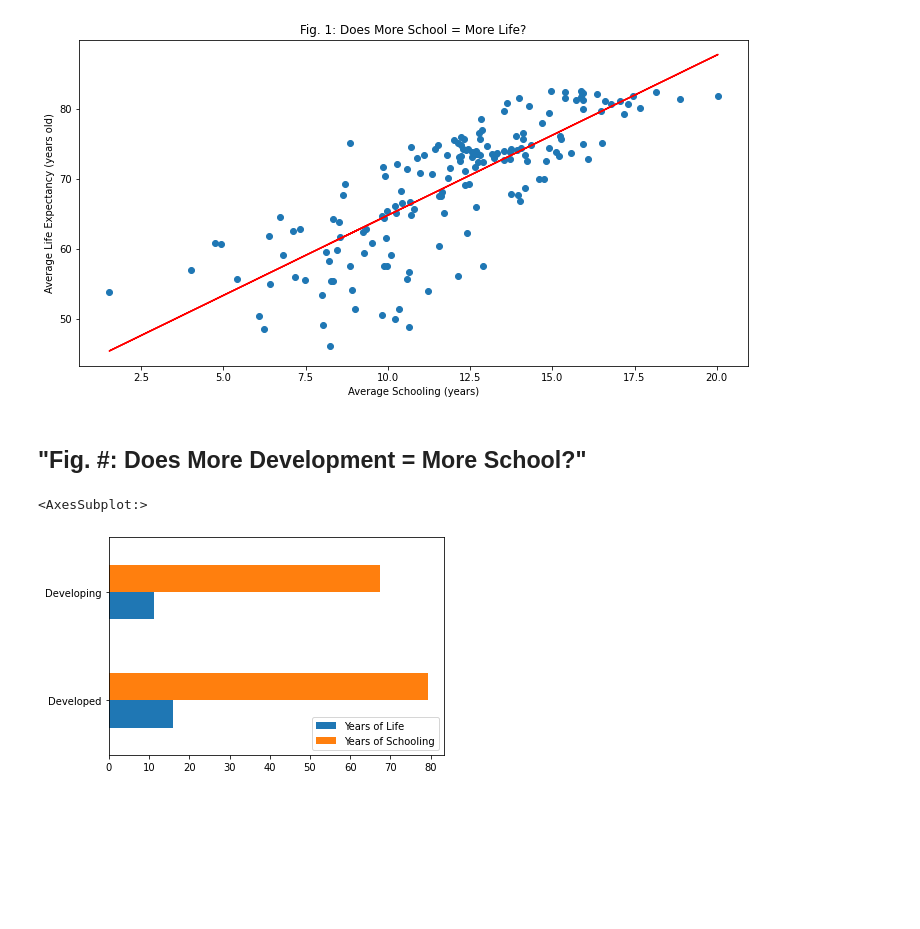
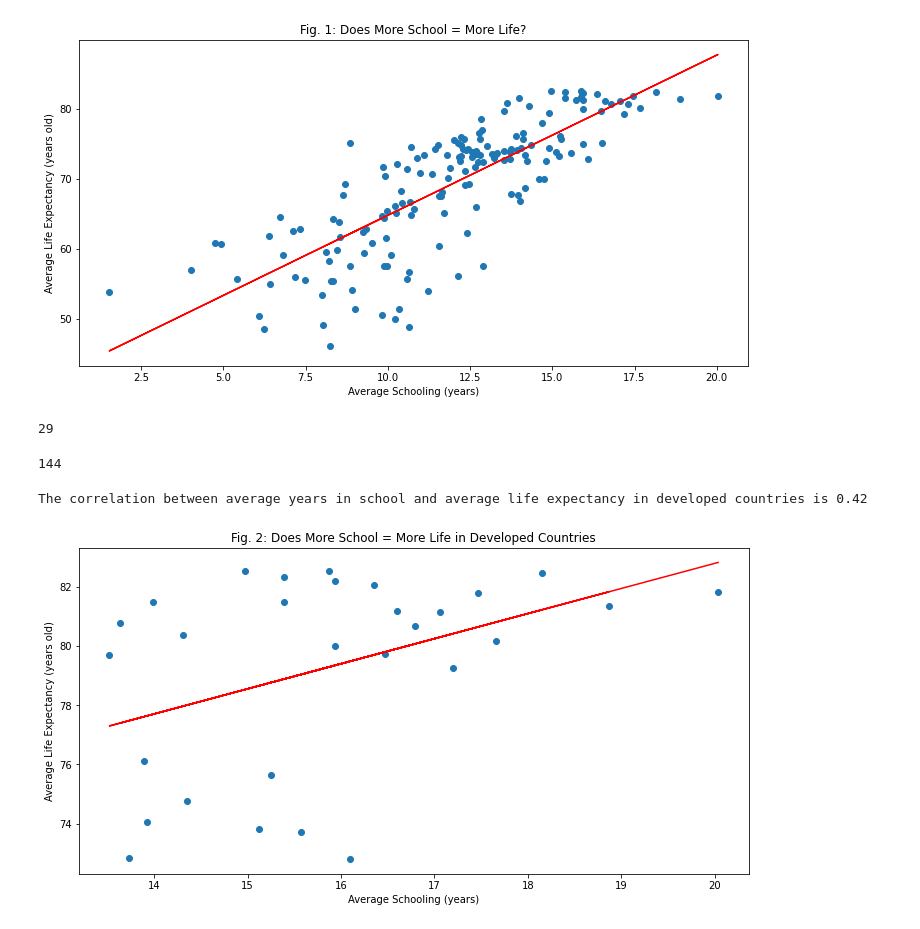
Before and after one commit to joshuadroid/tiger_team_project, a Jupyter notebook: tiger_life_ab.ipynb, the cells around one changed output. Saved outputs shown, nothing was run; the diff lists cells and outputs as text; code cells hidden in the pictures; blank space fills up the shorter version.

Commit message:
updating ab file with preseented data

```diff
--- a/tiger_life_ab.ipynb
+++ b/tiger_life_ab.ipynb
@@ -175,23 +175,47 @@ plt.title("Fig. 1: Does More School = More Life?")
 The correlation between average years in school and average life expectancy is 0.79
 Text(0.5, 1.0, 'Fig. 1: Does More School = More Life?')
 [figure]
-# %% [markdown]
-## "Fig. #: Does More Development = More School?"
-# %%
-school_mean = school_df.groupby("Country")["Schooling"].mean()
-school_mean
-
-life_exp_mean = school_df.groupby("Country")["Life expectancy"].mean()
-life_exp_mean
-
-Life = list(school_df.groupby("Status")["Schooling"].mean())
-School = list(school_df.groupby("Status")["Life expectancy"].mean())
-index = ['Developed', 'Developing']
-df = pd.DataFrame({'Years of Life': Life,
-                    'Years of Schooling': School}, index=index)
-
-ax = df.plot.barh()
-ax
-# %% [output]
-<AxesSubplot:>
-[figure, removed]
+# %%
+#Split Data
+
+school_dev = school_df.loc[school_df["Status"] == "Developed"]
+len(school_dev.groupby("Country"))
+# %% [output]
+29
+# %%
+school_undev = school_df.loc[school_df["Status"] == "Developing"]
+len(school_undev.groupby("Country"))
+# %% [output]
+144
+# %%
+fig2 = plt.figure(figsize =(12, 6))
+
+school_dev_mean = school_dev.groupby("Country")["Schooling"].mean()
+school_dev_mean
+
+life_dev_mean = school_dev.groupby("Country")["Life expectancy"].mean()
+life_dev_mean
+
+correlation_school_dev_life = st.pearsonr(life_dev_mean,school_dev_mean)
+print(f"The correlation between average years in school and average life expectancy in developed countries is {round(correlation_school_dev_life[0],2)}")
+
+
+x_values = school_dev_mean
+y_values = life_dev_mean
+(slope, intercept, rvalue, pvalue, stderr) = linregress(x_values, y_values)
+regress_values = x_values * slope + intercept
+line_eq = "y = " + str(round(slope,2)) + "x + " + str(round(intercept,2))
+
+plt.scatter(x_values,y_values)
+plt.plot(x_values,regress_values,"r-")
+plt.annotate(line_eq,(6,10),fontsize=15,color="purple")
+plt.xlabel("Average Schooling (years)")
+plt.ylabel("Average Life Expectancy (years old)")
+plt.title("Fig. 2: Does More School = More Life in Developed Countries")
+
+# Save the plotted figures as .pngs
+fig2.get_figure()
+fig2.savefig(r'More_School_Fig2.png')
+# %% [output]
+The correlation between average years in school and average life expectancy in developed countries is 0.42
+[figure, added]
```
Also changed, not shown: parts of 4 cells of this notebook, 3 other files.
